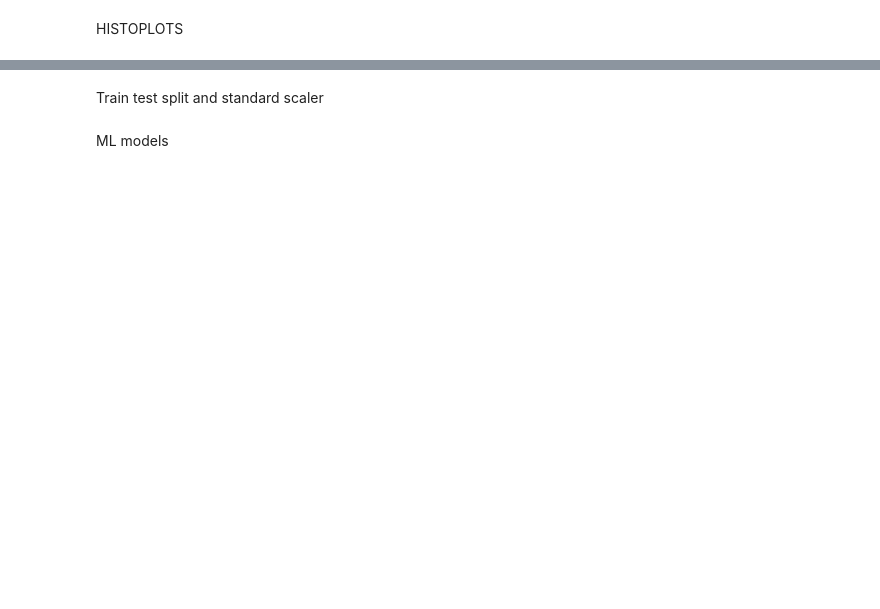
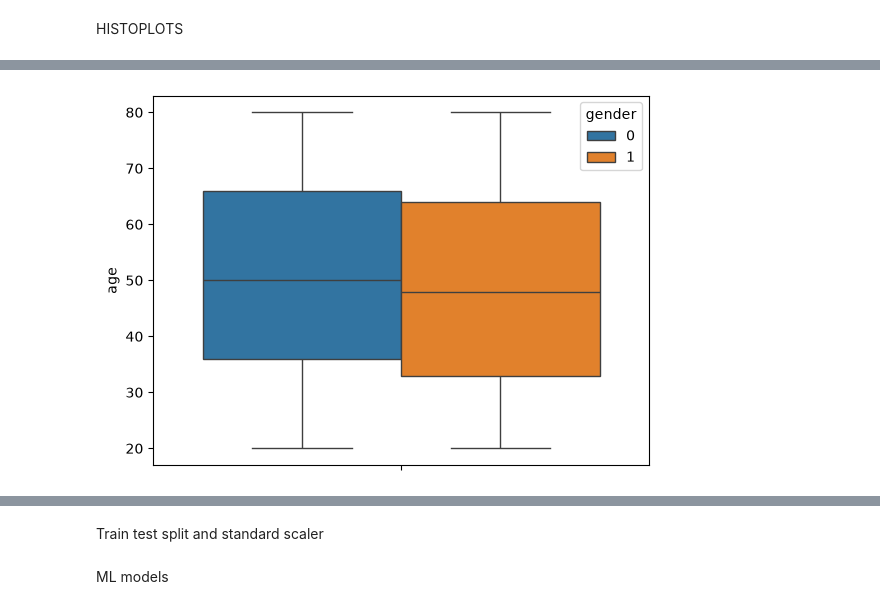
Before and after one commit to suhailahmed2007/ML2, a Jupyter notebook: Cardiovascular/cardiovascularIndia.ipynb, the cells around one changed output, grey strips where cells are left out. Drawn from its saved outputs; the diff is of its cells as text; code cells hidden in the pictures; blank space fills up the shorter version.

```diff
--- a/Cardiovascular/cardiovascularIndia.ipynb
+++ b/Cardiovascular/cardiovascularIndia.ipynb
@@ -11,5 +35,5 @@ import matplotlib.pyplot as plt
 # %%
-data= pd.read_csv('data/Cardiovascular_Disease_Dataset.csv')
+data= pd.read_csv(r'C:\Users\suhai\Desktop\PROJECTS\MEDICAL AI MODEL\data\Cardiovascular_Disease_Dataset.csv')
 male=data[data['gender']==1]
 female=data[data['gender']==0]
 # %% [markdown]
@@ -372,0 +655,5 @@ plt.show()
+# %%
+sns.boxplot(data=data,y='age',hue='gender')
+plt.show()
+# %% [output]
+[figure, added]
```
Also changed, not shown: parts of 63 cells of this notebook.
